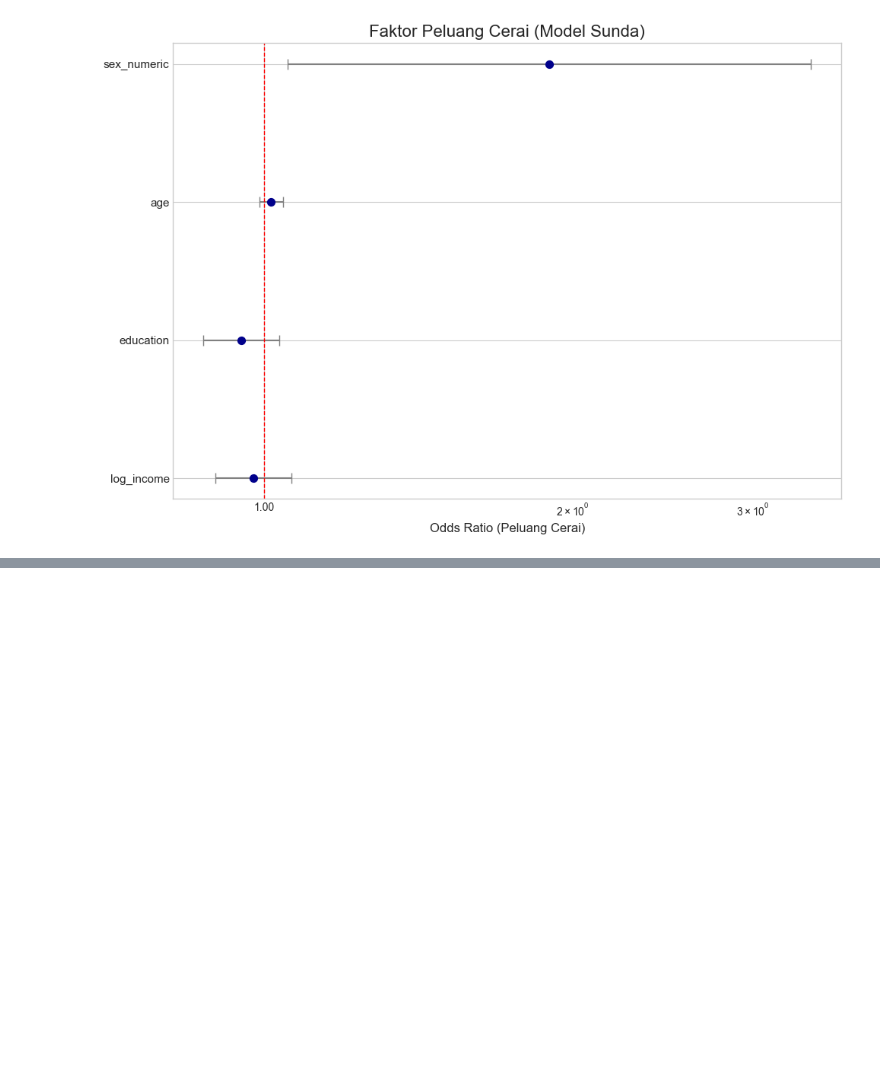
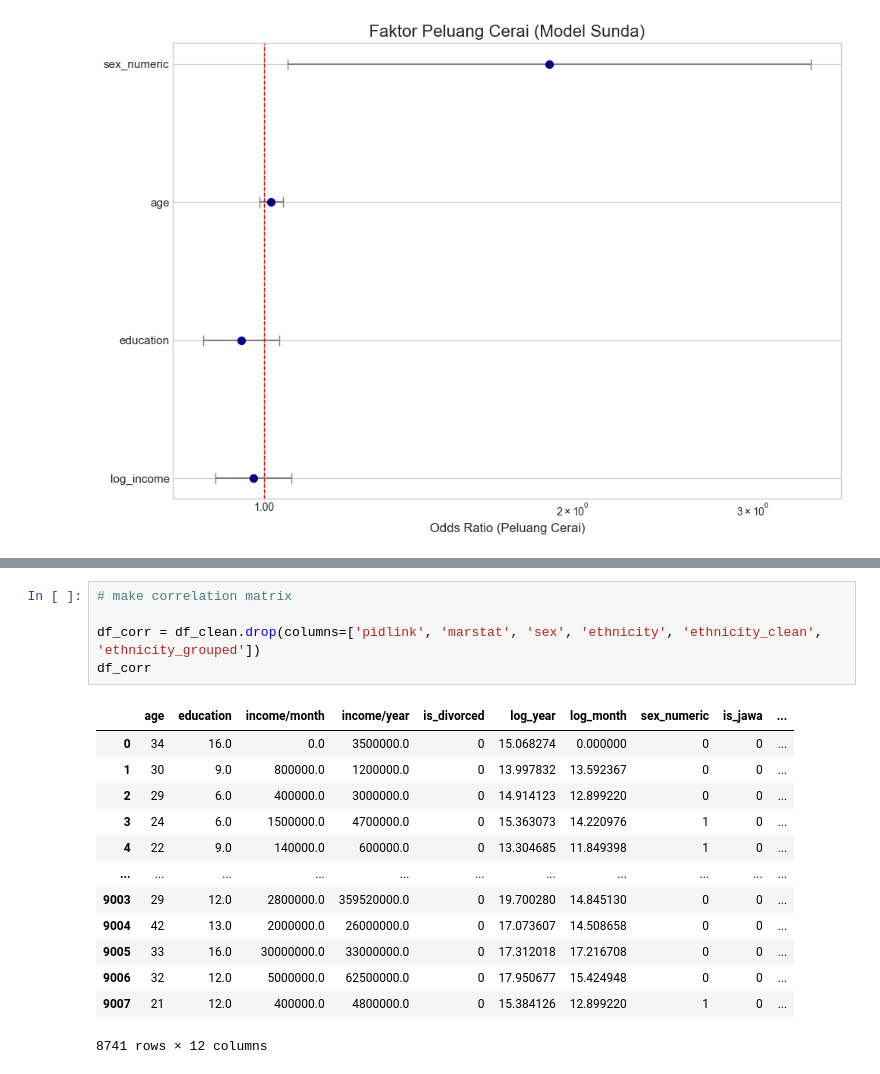
Before and after one commit to Poor1ST/ifls, a Jupyter notebook: process.ipynb, the cells around one changed output, grey strips where cells are left out. Saved outputs shown, nothing was run; the diff lists cells and outputs as text; blank space fills up the shorter version.

```diff
--- a/process.ipynb
+++ b/process.ipynb
@@ -1883,0 +2064,19 @@ plot_odds_ratios(odds_sunda, 'Faktor Peluang Cerai (Model Sunda)')
+# %%
+# make correlation matrix
+
+df_corr = df_clean.drop(columns=['pidlink', 'marstat', 'sex', 'ethnicity', 'ethnicity_clean', 'ethnicity_grouped'])
+df_corr
+# %% [output]
+|  | age | education | income/month | income/year | is_divorced | log_year | log_month | sex_numeric | is_jawa | ... |
+| 0 | 34 | 16.0 | 0.0 | 3500000.0 | 0 | 15.068274 | 0.000000 | 0 | 0 | ... |
+| 1 | 30 | 9.0 | 800000.0 | 1200000.0 | 0 | 13.997832 | 13.592367 | 0 | 0 | ... |
+| 2 | 29 | 6.0 | 400000.0 | 3000000.0 | 0 | 14.914123 | 12.899220 | 0 | 0 | ... |
+| 3 | 24 | 6.0 | 1500000.0 | 4700000.0 | 0 | 15.363073 | 14.220976 | 1 | 0 | ... |
+| 4 | 22 | 9.0 | 140000.0 | 600000.0 | 0 | 13.304685 | 11.849398 | 1 | 0 | ... |
+| ... | ... | ... | ... | ... | ... | ... | ... | ... | ... | ... |
+| 9003 | 29 | 12.0 | 2800000.0 | 359520000.0 | 0 | 19.700280 | 14.845130 | 0 | 0 | ... |
+| 9004 | 42 | 13.0 | 2000000.0 | 26000000.0 | 0 | 17.073607 | 14.508658 | 0 | 0 | ... |
+| 9005 | 33 | 16.0 | 30000000.0 | 33000000.0 | 0 | 17.312018 | 17.216708 | 0 | 0 | ... |
+| 9006 | 32 | 12.0 | 5000000.0 | 62500000.0 | 0 | 17.950677 | 15.424948 | 0 | 0 | ... |
+| 9007 | 21 | 12.0 | 400000.0 | 4800000.0 | 0 | 15.384126 | 12.899220 | 1 | 0 | ... |
+8741 rows × 12 columns
```
Also changed, not shown: parts of 18 cells of this notebook, 1 other file.
